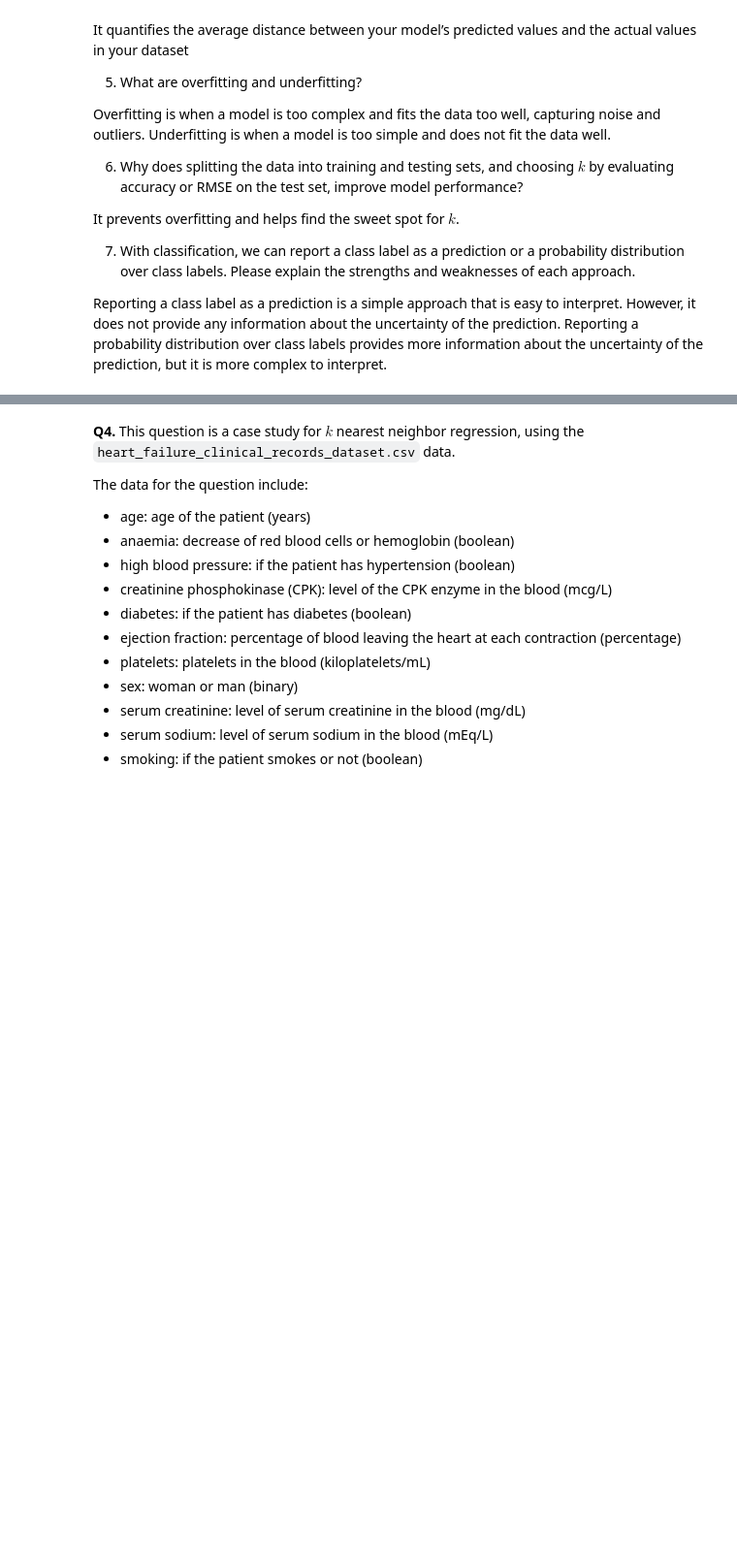
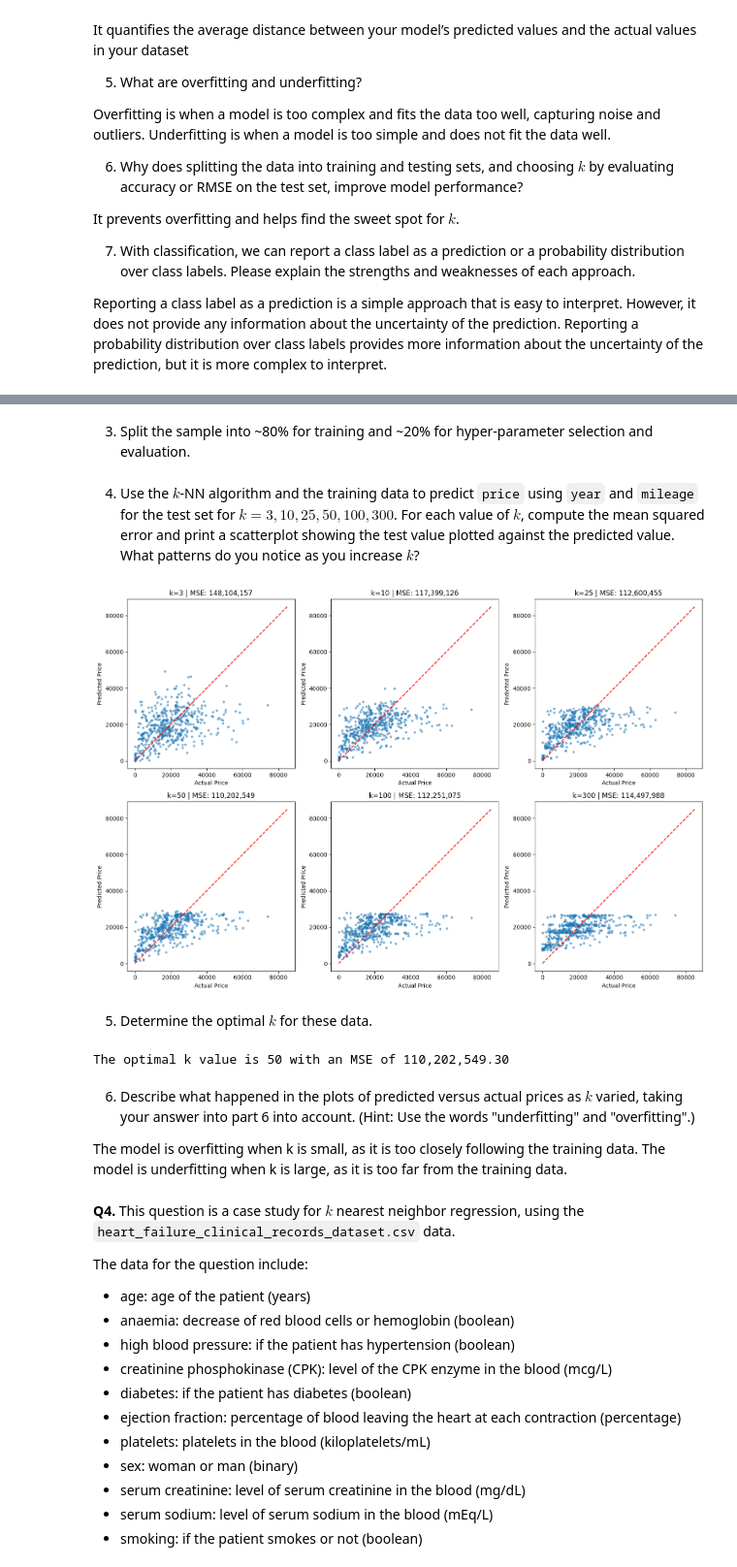
Before and after one commit to wilsonfredbeck7/undergrad_ml_assignments, a Jupyter notebook: 02_assignment_knn.ipynb, the cells around one changed output, grey strips where cells are left out. Shown at 97% size. Saved outputs shown, nothing was run; the diff lists cells and outputs as text; code cells hidden in the pictures; blank space fills up the shorter version.

```diff
--- a/02_assignment_knn.ipynb
+++ b/02_assignment_knn.ipynb
@@ -55,0 +178,7 @@ The target variable `y` is `price` and the features are `year` and `mileage`.
+# %%
+# Normalizing features
+for col in ['year', 'mileage']:
+    cars_df[col] = (cars_df[col] - cars_df[col].min()) / (cars_df[col].max() - cars_df[col].min())
+
+print("Normalized data head:")
+print(cars_df.head())
@@ -56,3 +193,63 @@ The target variable `y` is `price` and the features are `year` and `mileage`.
+# %% [markdown]
+
+3. Split the sample into ~80% for training and ~20% for hyper-parameter selection and evaluation.
+# %%
+from sklearn.model_selection import train_test_split
+
+X = cars_df[['year', 'mileage']]
+y = cars_df['price']
+
+X_train, X_test, y_train, y_test = train_test_split(X, y, test_size=0.2, random_state=42)
+# %% [markdown]
+
+4. Use the $k$-NN algorithm and the training data to predict `price` using `year` and `mileage` for the test set for $k=3,10,25,50,100,300$. For each value of $k$, compute the mean squared error and print a scatterplot showing the test value plotted against the predicted value. What patterns do you notice as you increase $k$?
+# %%
+from sklearn.neighbors import KNeighborsRegressor
+from sklearn.metrics import mean_squared_error
+import matplotlib.pyplot as plt
+
+k_list = [3, 10, 25, 50, 100, 300]
+mse_results = {}
+
+plt.figure(figsize=(15, 10))
+
+for i, k in enumerate(k_list):
+    # Fit model
+    knn_reg = KNeighborsRegressor(n_neighbors=k)
+    knn_reg.fit(X_train, y_train)
+
+    # Predict
+    y_pred = knn_reg.predict(X_test)
+
+    # Compute MSE
+    mse = mean_squared_error(y_test, y_pred)
+    mse_results[k] = mse
+
+    # Plotting
+    plt.subplot(2, 3, i+1)
+    plt.scatter(y_test, y_pred, alpha=0.5, s=10)
+    plt.plot([y.min(), y.max()], [y.min(), y.max()], 'r--') # 45-degree line
+    plt.title(f'k={k} | MSE: {mse:,.0f}')
+    plt.xlabel('Actual Price')
+    plt.ylabel('Predicted Price')
+
+plt.tight_layout()
+plt.show()
+# %% [output]
+[figure, added]
+# %% [markdown]
+
+5. Determine the optimal $k$ for these data.
+# %%
+best_k = min(mse_results, key=mse_results.get)
+print(f"The optimal k value is {best_k} with an MSE of {mse_results[best_k]:,.2f}")
+# %% [output]
+The optimal k value is 50 with an MSE of 110,202,549.30
+# %% [markdown]
+
+6. Describe what happened in the plots of predicted versus actual prices as $k$ varied, taking your answer into part 6 into account. (Hint: Use the words "underfitting" and "overfitting".)
+
+The model is overfitting when k is small, as it is too closely following the training data. The model is underfitting when k is large, as it is too far from the training data.
 # %% [markdown]
 **Q4.** This question is a case study for $k$ nearest neighbor regression, using the `heart_failure_clinical_records_dataset.csv` data.
 
```
Also changed, not shown: parts of 26 cells of this notebook.
